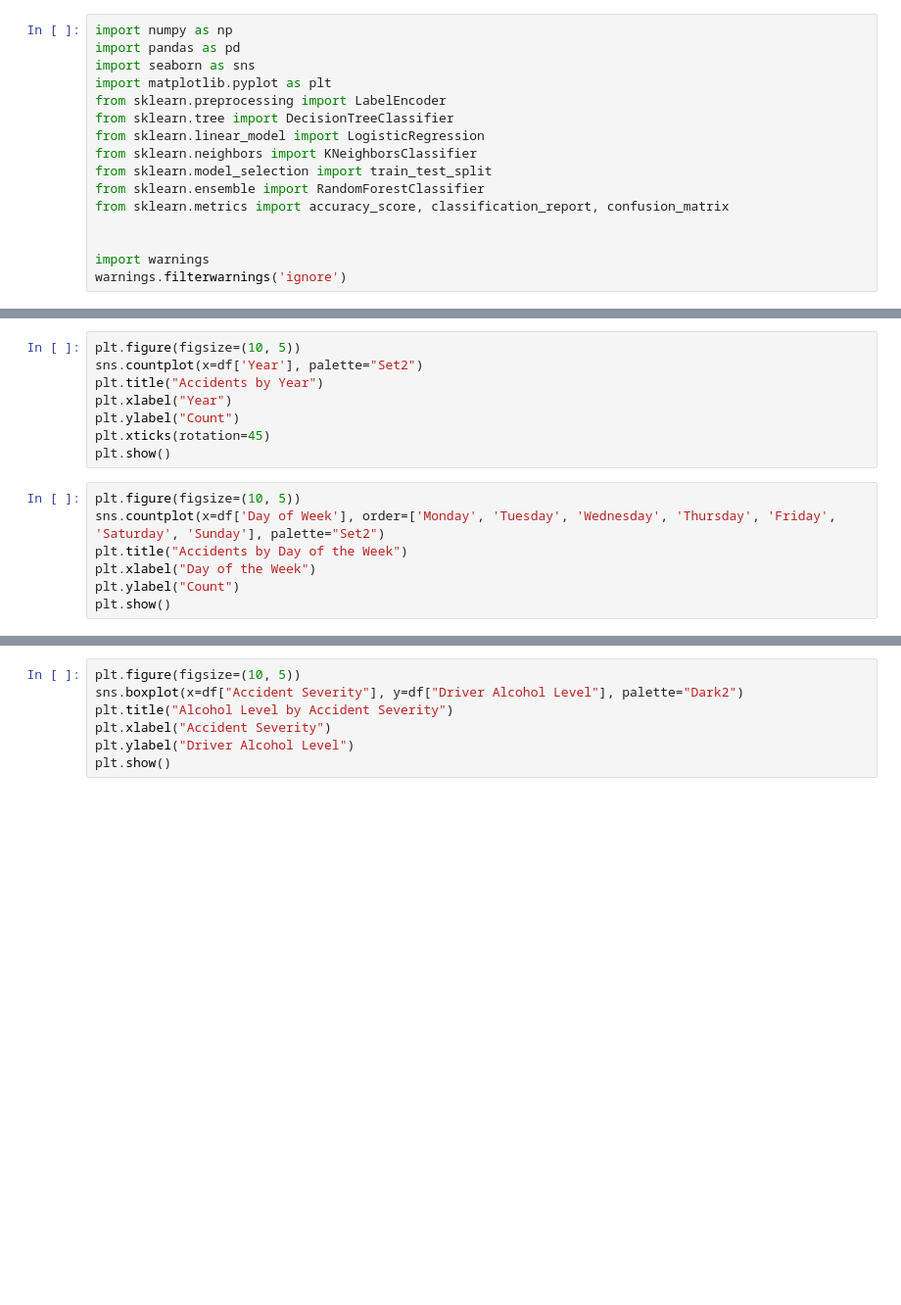
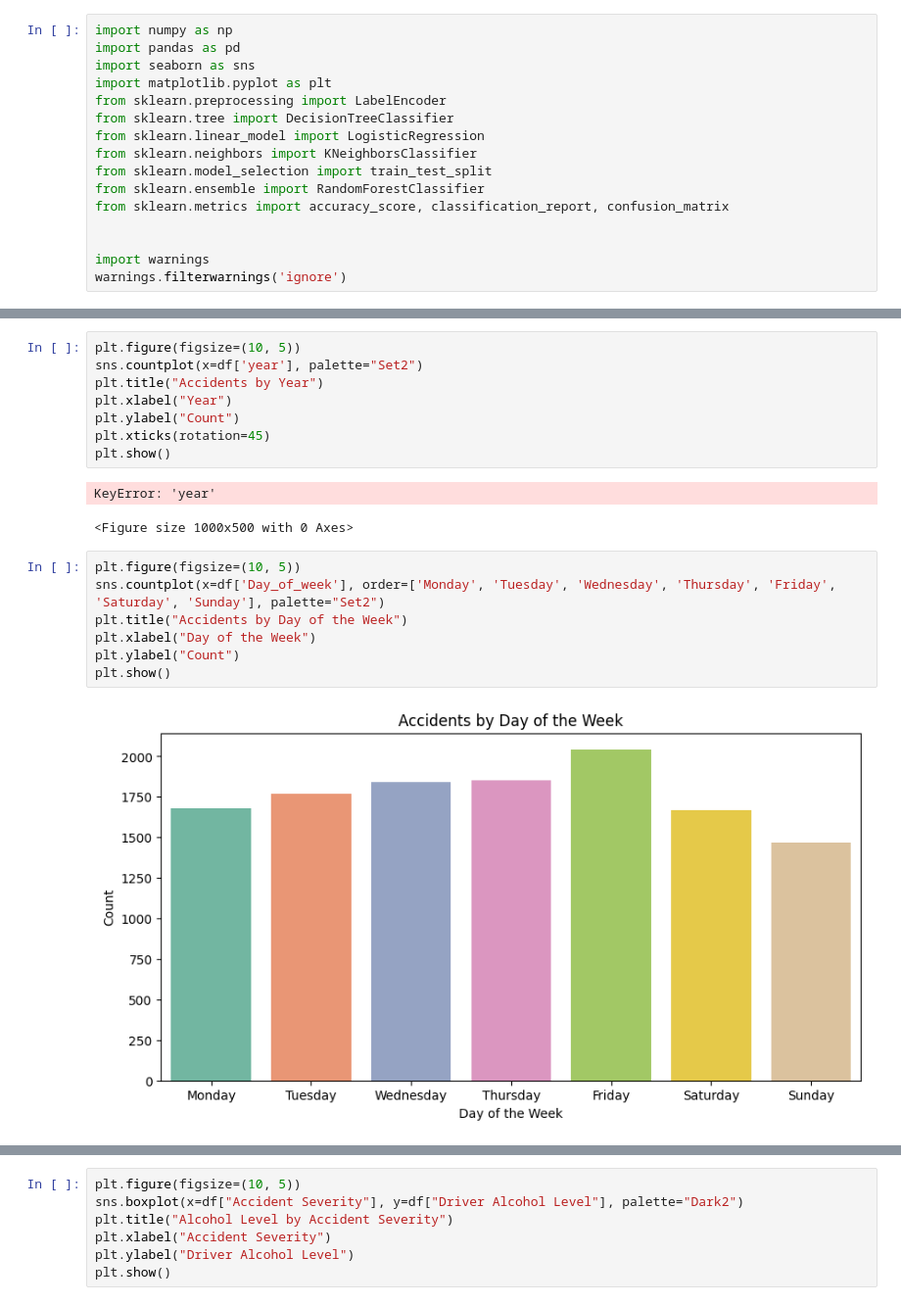
Before and after one commit to ninom5/UUPZ, a Jupyter notebook: pr2.ipynb, the cells around one changed output, grey strips where cells are left out. Shown at 98% size. Saved outputs shown, nothing was run; the diff lists cells and outputs as text; blank space fills up the shorter version.

Commit message:
add more graphs

```diff
--- a/pr2.ipynb
+++ b/pr2.ipynb
@@ -27,16 +75,21 @@ df.describe().T
 # %%
 plt.figure(figsize=(10, 5))
-sns.countplot(x=df['Year'], palette="Set2")
+sns.countplot(x=df['year'], palette="Set2")
 plt.title("Accidents by Year")
 plt.xlabel("Year")
 plt.ylabel("Count")
 plt.xticks(rotation=45)
 plt.show()
+# %% [output]
+KeyError: 'year'
+<Figure size 1000x500 with 0 Axes>
 # %%
 plt.figure(figsize=(10, 5))
-sns.countplot(x=df['Day of Week'], order=['Monday', 'Tuesday', 'Wednesday', 'Thursday', 'Friday', 'Saturday', 'Sunday'], palette="Set2")
+sns.countplot(x=df['Day_of_week'], order=['Monday', 'Tuesday', 'Wednesday', 'Thursday', 'Friday', 'Saturday', 'Sunday'], palette="Set2")
 plt.title("Accidents by Day of the Week")
 plt.xlabel("Day of the Week")
 plt.ylabel("Count")
 plt.show()
+# %% [output]
+[figure, added]
 # %%
```
Also changed, not shown: parts of 12 cells of this notebook, 1 other file.
